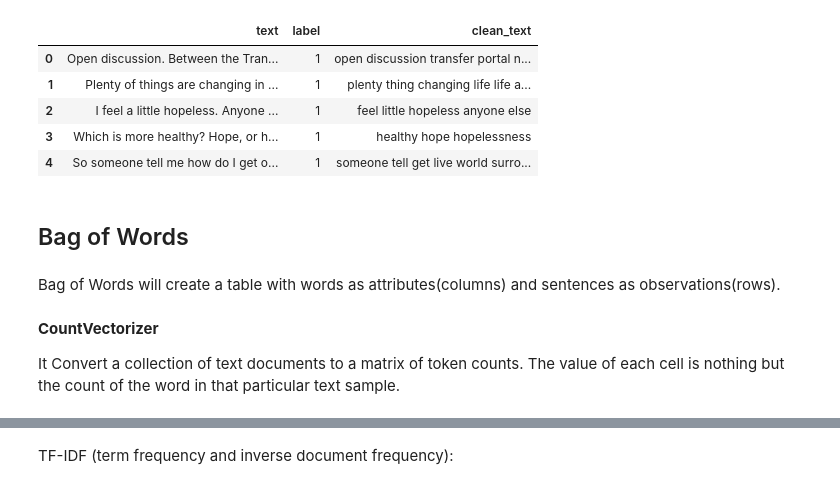
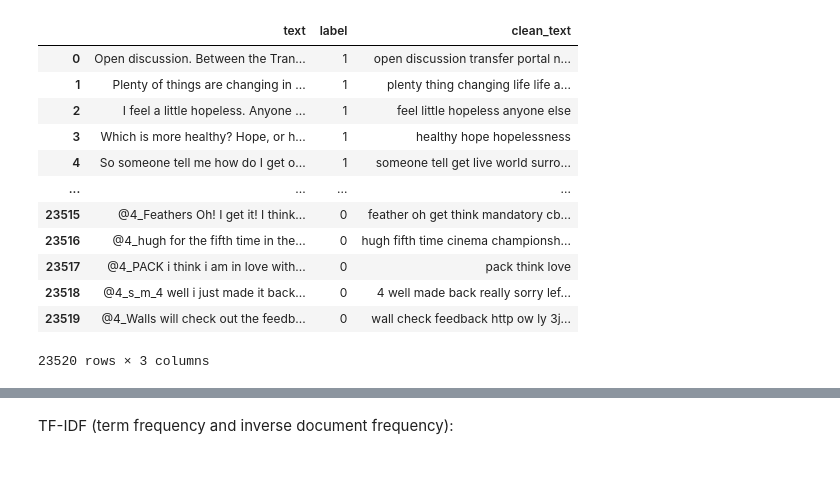
Before and after one commit to miladrezazadeh/twitter_depression_detection, a Jupyter notebook: notebooks/modeling.ipynb, the cells around one changed output, grey strips where cells are left out. Cells and saved outputs as stored; diff of their text form; code cells hidden in the pictures.

```diff
--- a/notebooks/modeling.ipynb
+++ b/notebooks/modeling.ipynb
@@ -72,19 +125,18 @@ from tensorflow.keras import backend as K
 df_all = pd.read_csv("/content/drive/MyDrive/NLP/Depression_Detection/data_cleaning/processed_data/processed_data.csv",
                      sep='\t', encoding='utf-8')
 # %%
-df_all.head()
+df_all
 # %% [output]
 |  | text | label | clean_text |
 | 0 | Open discussion. Between the Tran... | 1 | open discussion transfer portal n... |
 | 1 | Plenty of things are changing in ... | 1 | plenty thing changing life life a... |
 | 2 | I feel a little hopeless. Anyone ... | 1 | feel little hopeless anyone else |
 | 3 | Which is more healthy? Hope, or h... | 1 | healthy hope hopelessness |
 | 4 | So someone tell me how do I get o... | 1 | someone tell get live world surro... |
+| ... | ... | ... | ... |
+| 23515 | @4_Feathers Oh! I get it! I think... | 0 | feather oh get think mandatory cb... |
+| 23516 | @4_hugh for the fifth time in the... | 0 | hugh fifth time cinema championsh... |
+| 23517 | @4_PACK i think i am in love with... | 0 | pack think love |
+| 23518 | @4_s_m_4 well i just made it back... | 0 | 4 well made back really sorry lef... |
+| 23519 | @4_Walls will check out the feedb... | 0 | wall check feedback http ow ly 3j... |
+23520 rows × 3 columns
-# %% [markdown]
-## Bag of Words
-# %% [markdown]
-Bag of Words will create a table with words as attributes(columns) and sentences as observations(rows).
-# %% [markdown]
-**CountVectorizer**
-
-It Convert a collection of text documents to a matrix of token counts. The value of each cell is nothing but the count of the word in that particular text sample.
```
Also changed, not shown: parts of 114 cells of this notebook, 1 other file.
